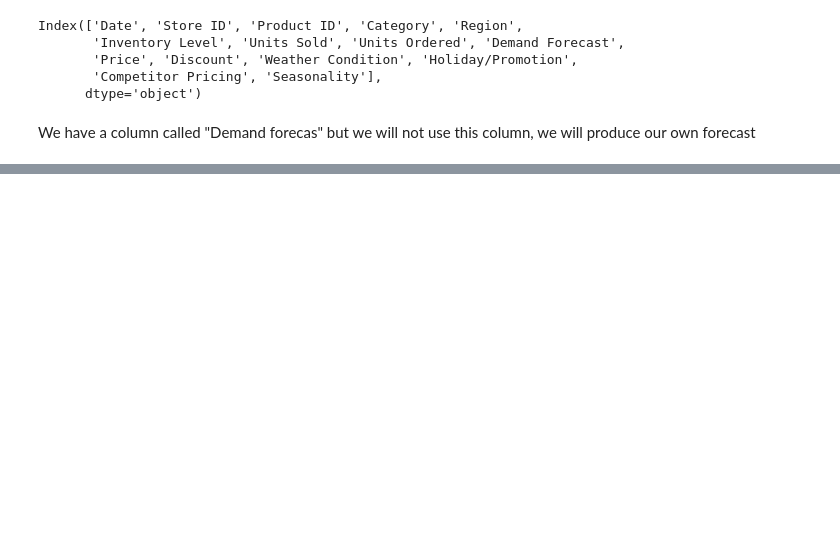
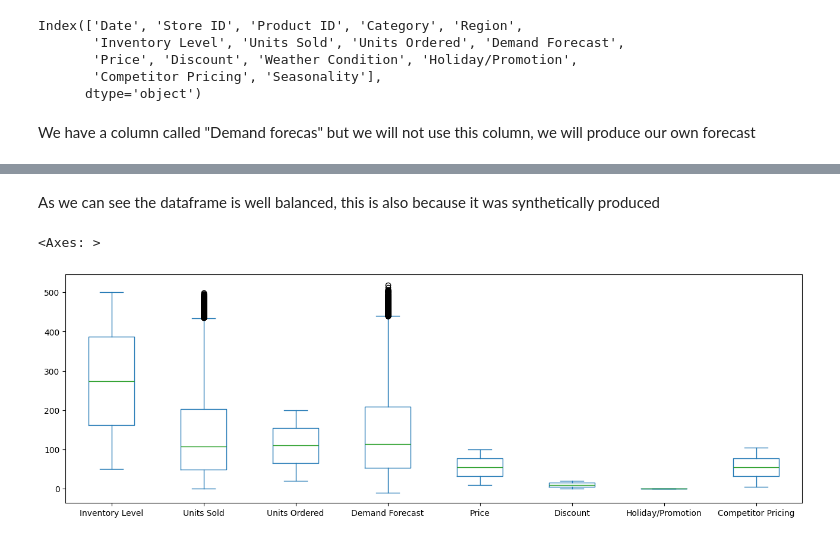
Before and after one commit to PercyDancourt/REME, a Jupyter notebook: notebooks/EDA.ipynb, the cells around one changed output, grey strips where cells are left out. Saved outputs shown, nothing was run; the diff lists cells and outputs as text; code cells hidden in the pictures; blank space fills up the shorter version.

```diff
--- a/notebooks/EDA.ipynb
+++ b/notebooks/EDA.ipynb
@@ -66,0 +121,8 @@ We have a column called "Demand forecas" but we will not use this column, we wil
+# %% [markdown]
+As we can see the dataframe is well balanced, this is also because it was synthetically produced
+# %%
+# Outlier check
+data.plot(kind='box', figsize=(16, 5))
+# %% [output]
+<Axes: >
+[figure, added]
```
Also changed, not shown: parts of 46 cells of this notebook.
